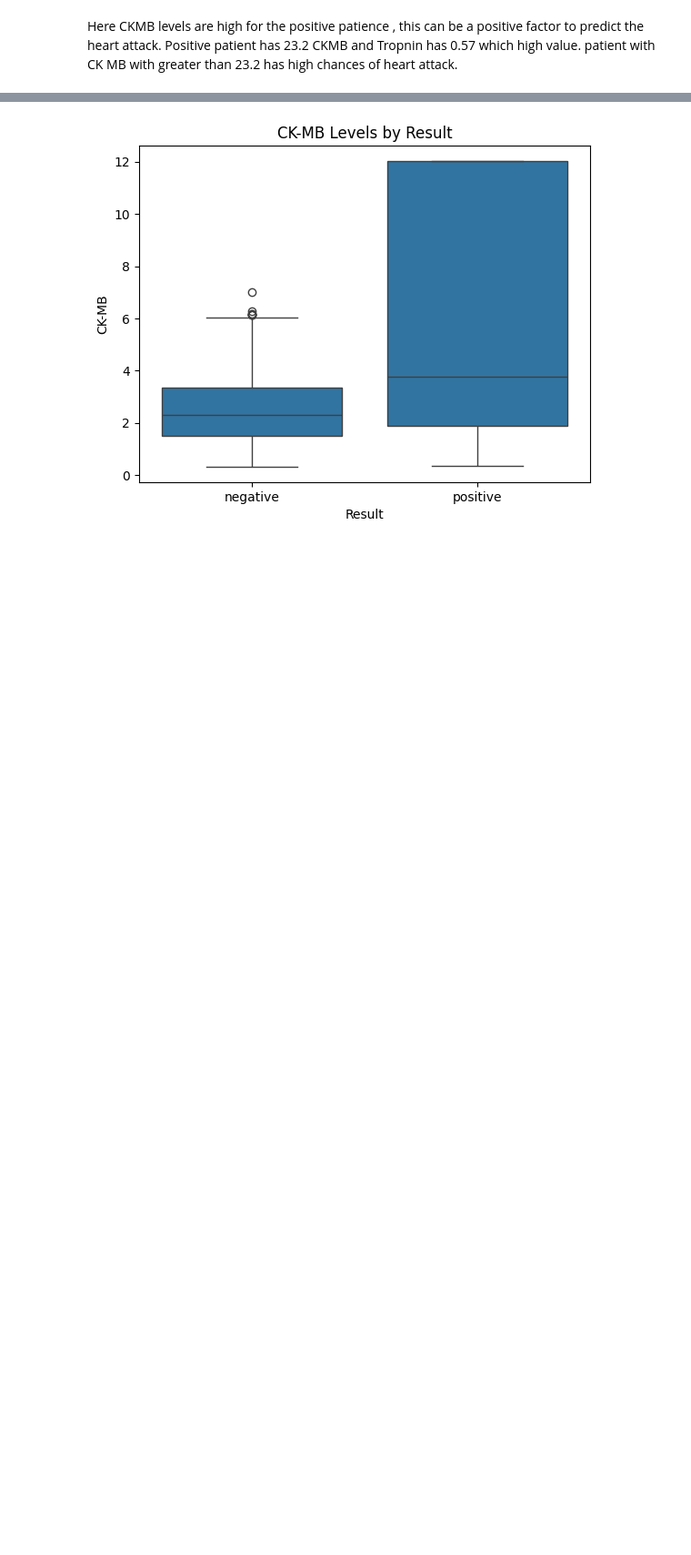
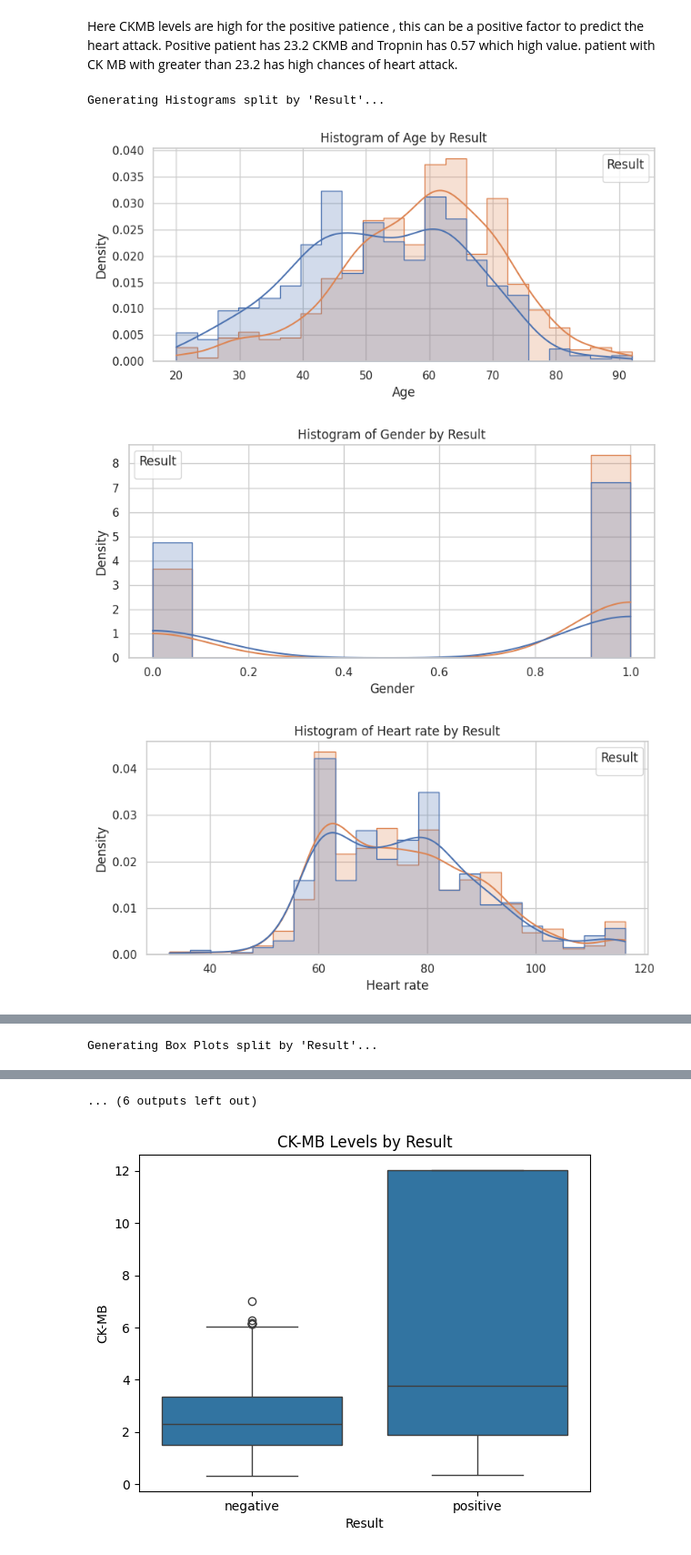
Before and after one commit to Madhulik123/Data-Analysis-project, a Jupyter notebook: heart.ipynb, the cells around one changed output, grey strips where cells are left out. Shown at 91% size. Drawn from its saved outputs; the diff is of its cells as text; code cells hidden in the pictures; blank space fills up the shorter version.

```diff
--- a/heart.ipynb
+++ b/heart.ipynb
@@ -183,2 +185,37 @@ df.groupby('Result').mean()
 # %% [markdown]
 Here CKMB levels are high for the positive patience , this can be a positive factor to predict the heart attack. Positive patient has 23.2 CKMB and Tropnin has 0.57 which high value. patient with CK MB with greater than 23.2 has high chances of heart attack.
+# %%
+import matplotlib.pyplot as plt
+import seaborn as sns
+
+# Set up for better visuals
+sns.set(style="whitegrid")
+numerical_cols = df.select_dtypes(include='number').columns.drop('Result', errors='ignore')
+
+# Histograms
+print("Generating Histograms split by 'Result'...")
+for col in numerical_cols:
+    plt.figure(figsize=(8, 4))
+    sns.histplot(data=df, x=col, hue='Result', kde=True, element='step', stat="density", common_norm=False)
+    plt.title(f"Histogram of {col} by Result")
+    plt.xlabel(col)
+    plt.ylabel("Density")
+    plt.legend(title='Result')
+    plt.tight_layout()
+    plt.show()
+
+# Box Plots
+print("Generating Box Plots split by 'Result'...")
+for col in numerical_cols:
+    plt.figure(figsize=(8, 4))
+    sns.boxplot(data=df, x='Result', y=col)
+    plt.title(f"Box Plot of {col} by Result")
+    plt.xlabel("Result")
+    plt.ylabel(col)
+    plt.tight_layout()
+    plt.show()
+# %% [output]
+Generating Histograms split by 'Result'...
+[figure, added]
+[figure, added]
+[figure, added]
@@ -184,0 +227 @@ Here CKMB levels are high for the positive patience , this can be a positive fac
+Generating Box Plots split by 'Result'...
@@ -185,3 +230,4 @@ Here CKMB levels are high for the positive patience , this can be a positive fac
+... (6 outputs left out)
 # %%
 import seaborn as sns
 import matplotlib.pyplot as plt
```
Also changed, not shown: parts of 5 cells of this notebook.
